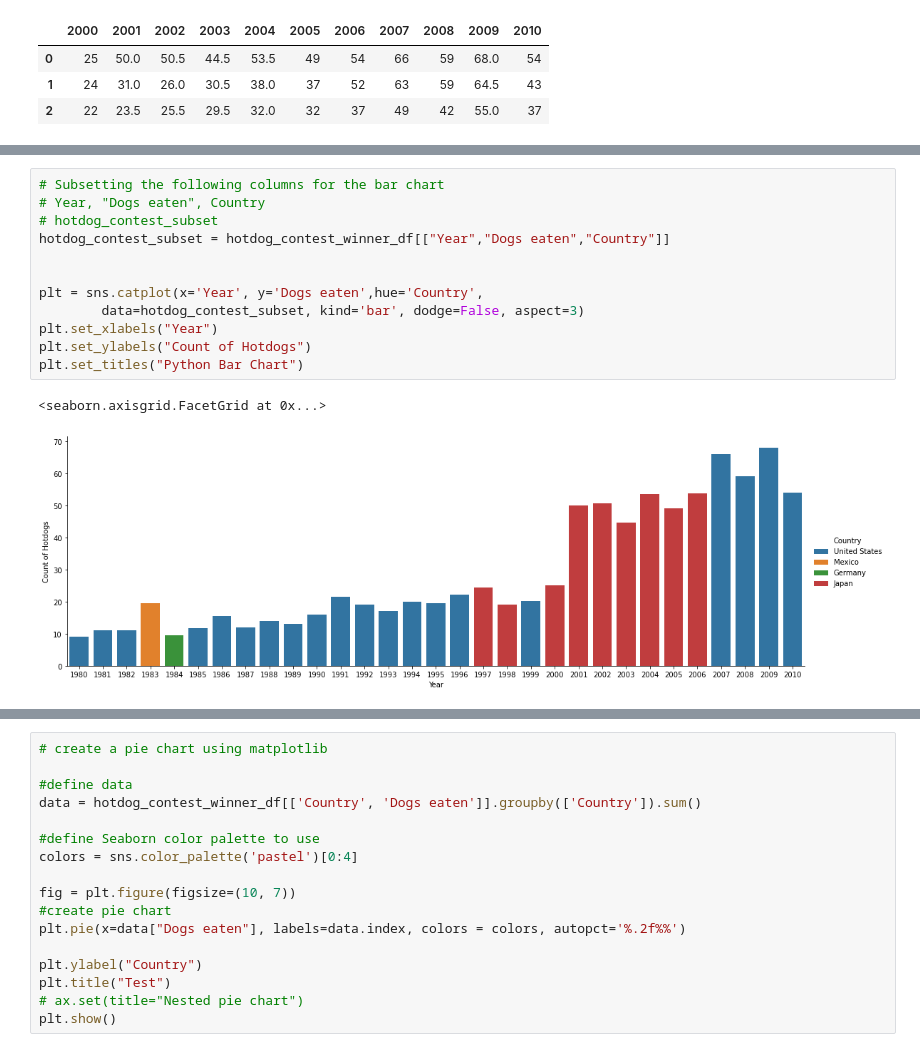
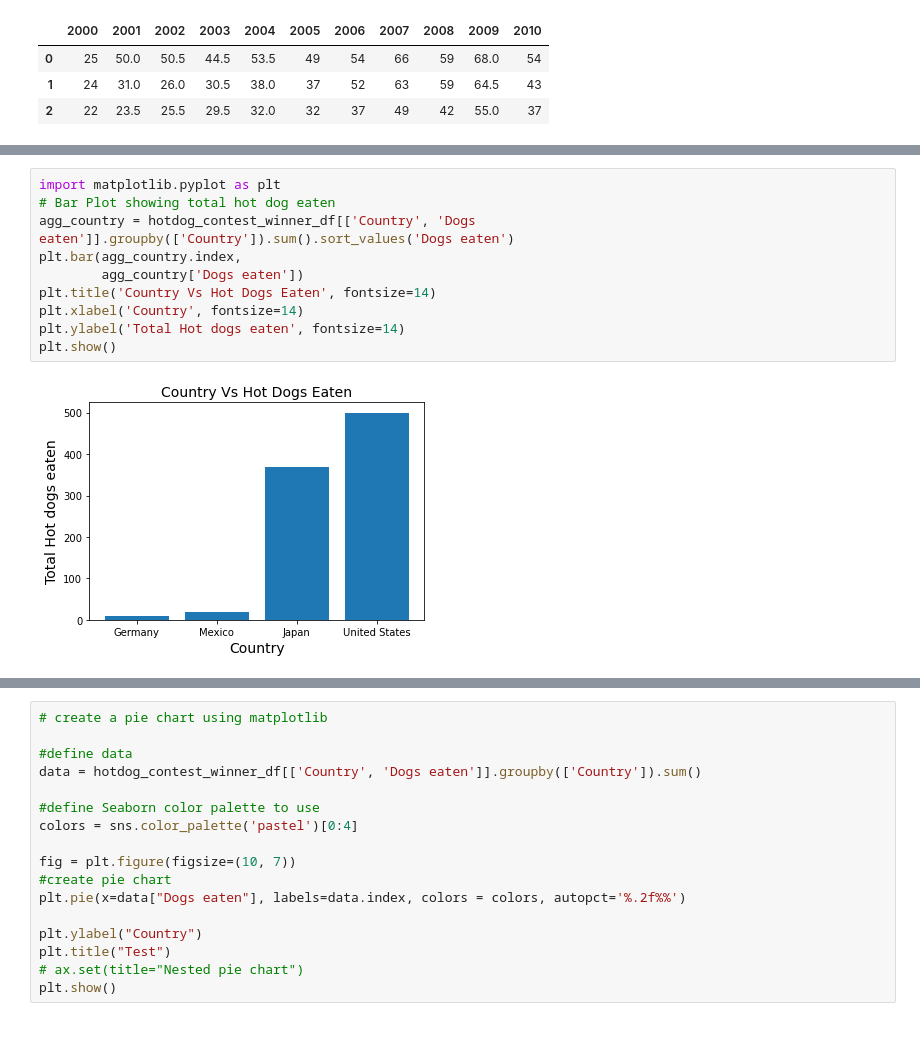
Before and after one commit to samantoz/dsc640-data_presentation, a Jupyter notebook: notebook/week1.ipynb, the cells around one changed output, grey strips where cells are left out. Drawn from its saved outputs; the diff is of its cells as text.

```diff
--- a/notebook/week1.ipynb
+++ b/notebook/week1.ipynb
@@ -70,15 +46,12 @@ obama_approval_ratings_df
-# %%
-# Subsetting the following columns for the bar chart
-# Year, "Dogs eaten", Country
-# hotdog_contest_subset
-hotdog_contest_subset = hotdog_contest_winner_df[["Year","Dogs eaten","Country"]]
-
-
-plt = sns.catplot(x='Year', y='Dogs eaten',hue='Country',
-        data=hotdog_contest_subset, kind='bar', dodge=False, aspect=3)
-plt.set_xlabels("Year")
-plt.set_ylabels("Count of Hotdogs")
-plt.set_titles("Python Bar Chart")
-# %% [output]
-<seaborn.axisgrid.FacetGrid at 0x...>
-[figure, removed]
+# %%
+import matplotlib.pyplot as plt
+# Bar Plot showing total hot dog eaten
+agg_country = hotdog_contest_winner_df[['Country', 'Dogs eaten']].groupby(['Country']).sum().sort_values('Dogs eaten')
+plt.bar(agg_country.index,
+        agg_country['Dogs eaten'])
+plt.title('Country Vs Hot Dogs Eaten', fontsize=14)
+plt.xlabel('Country', fontsize=14)
+plt.ylabel('Total Hot dogs eaten', fontsize=14)
+plt.show()
+# %% [output]
+[figure, added]
```
Also changed, not shown: parts of 7 cells of this notebook, 1 other file.
